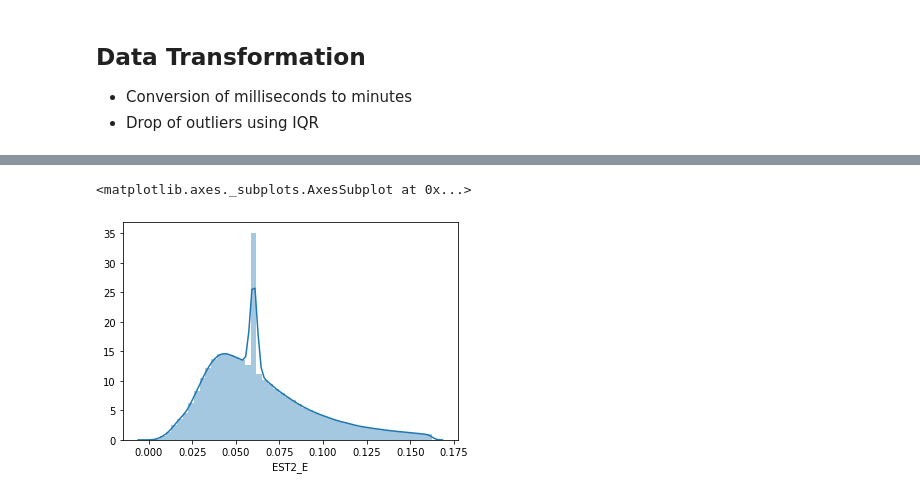
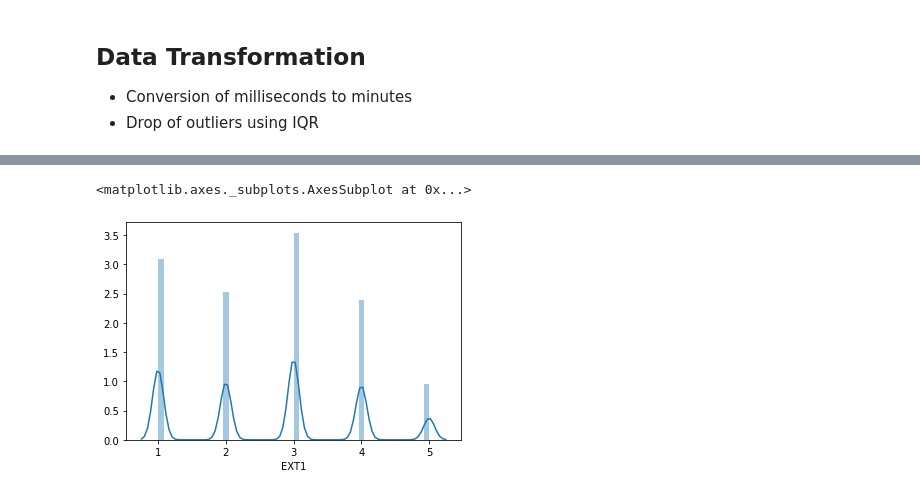
Before and after one commit to UNSpecializationAI/BigFivePersonality, a Jupyter notebook: Big-Five Factor Markers.ipynb, the cells around one changed output, grey strips where cells are left out. Cells and saved outputs as stored; diff of their text form; code cells hidden in the pictures.

```diff
--- a/Big-Five Factor Markers.ipynb
+++ b/Big-Five Factor Markers.ipynb
@@ -121,0 +116,8 @@ df.describe()
+# %%
+labels = ['dateload','screenw','screenh','introelapse','testelapse','endelapse','IPC','country','lat_appx_lots_of_err','long_appx_lots_of_err']
+df.drop(labels = labels, inplace = True, axis =1)
+# %%
+le = LabelEncoder()
+le.fit(list(df['target'].unique()))
+le.classes_
+df['target'] = le.transform(df['target'])
@@ -122,5 +140,5 @@ df.describe()
 # %%
-sns.distplot(df['EST2_E'])
+sns.distplot(df['EXT1'])
 # %% [output]
 <matplotlib.axes._subplots.AxesSubplot at 0x...>
-[figure, old version]
+[figure, new version]
```
Also changed, not shown: parts of 8 cells of this notebook.
